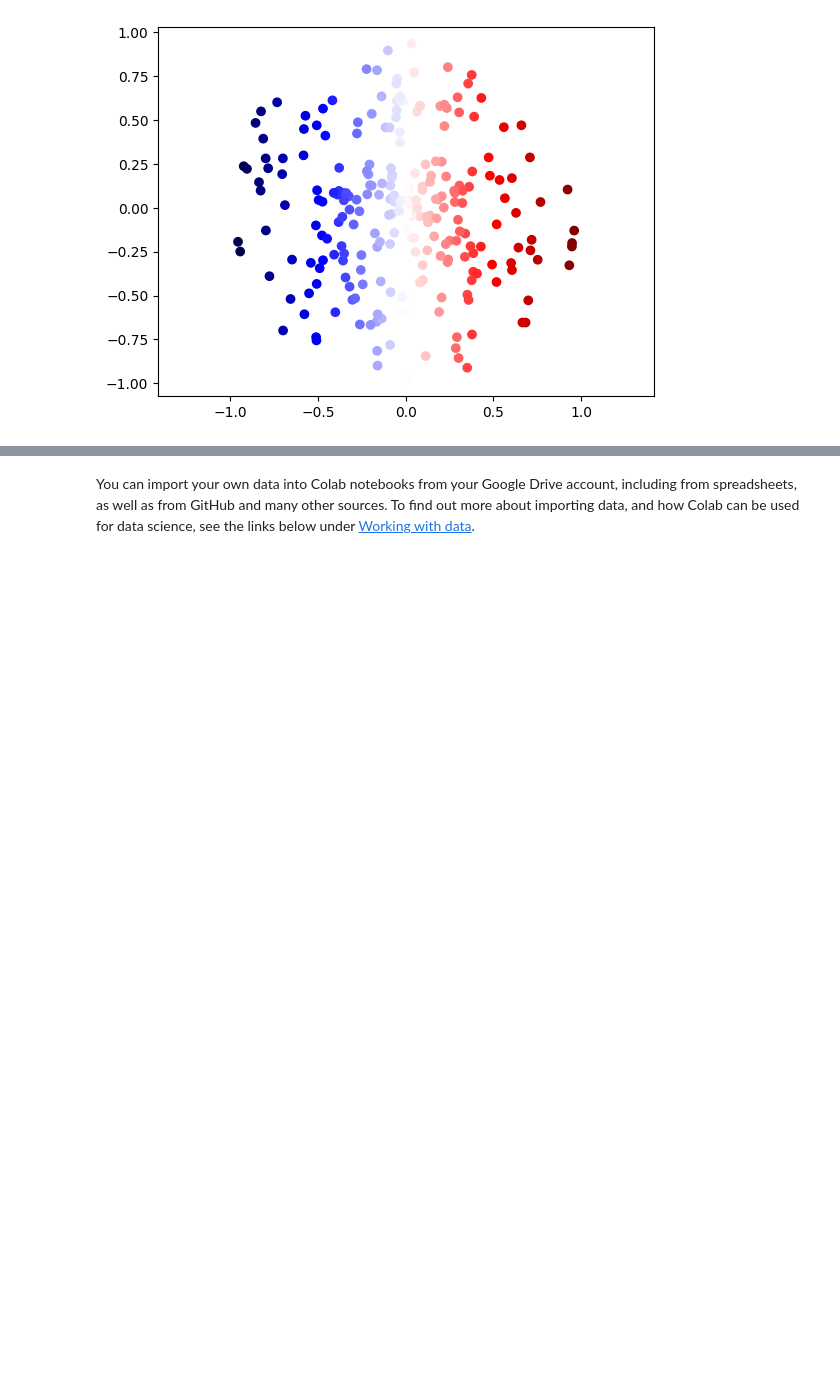
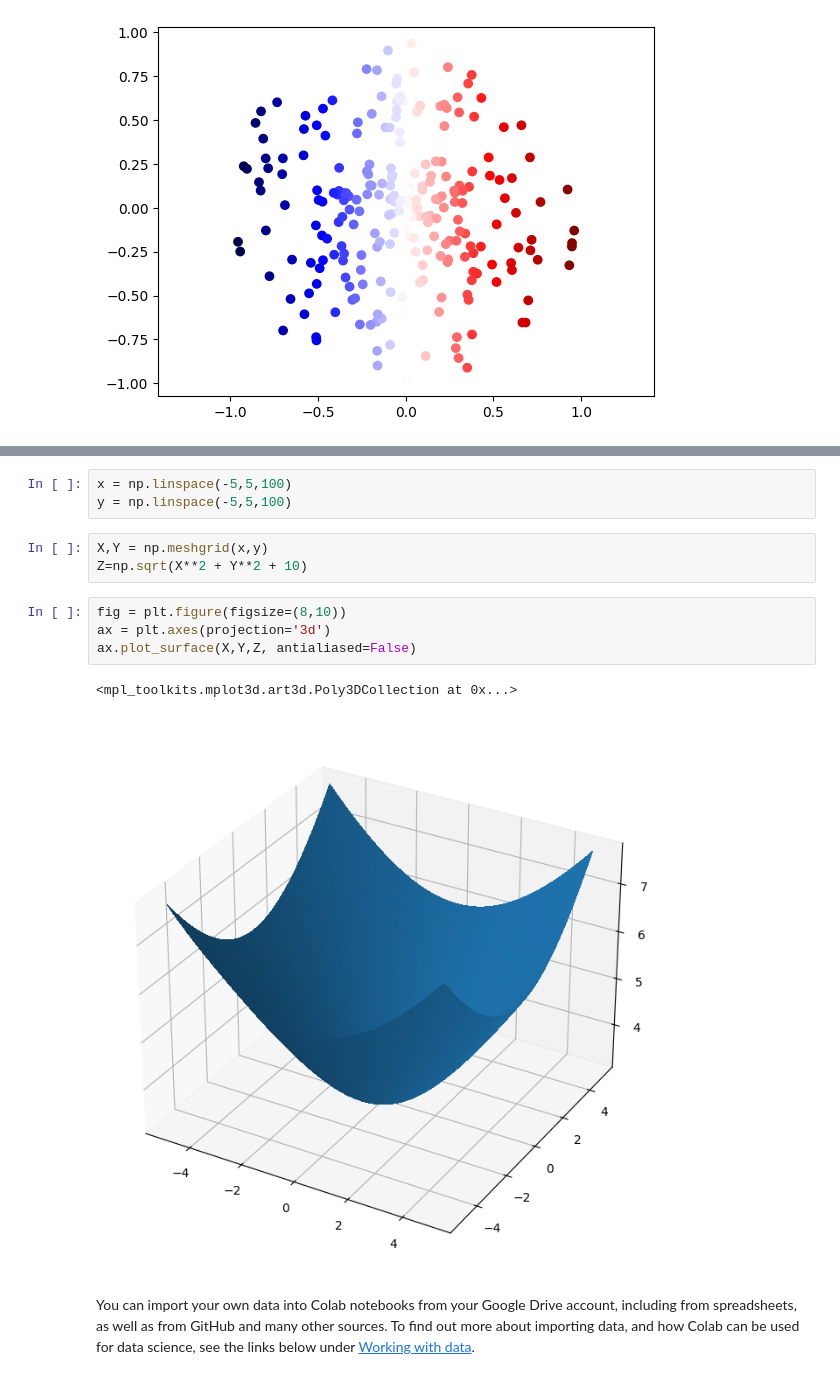
Before and after one commit to budsains/materi, a Jupyter notebook: material_book.ipynb, the cells around one changed output, grey strips where cells are left out. Cells and saved outputs as stored; diff of their text form; blank space fills up the shorter version.

```diff
--- a/material_book.ipynb
+++ b/material_book.ipynb
@@ -479,2 +506,15 @@ plt.axis('equal');
+# %%
+x = np.linspace(-5,5,100)
+y = np.linspace(-5,5,100)
+# %%
+X,Y = np.meshgrid(x,y)
+Z=np.sqrt(X**2 + Y**2 + 10)
+# %%
+fig = plt.figure(figsize=(8,10))
+ax = plt.axes(projection='3d')
+ax.plot_surface(X,Y,Z, antialiased=False)
+# %% [output]
+<mpl_toolkits.mplot3d.art3d.Poly3DCollection at 0x...>
+[figure, added]
 # %% [markdown]
 You can import your own data into Colab notebooks from your Google Drive account, including from spreadsheets, as well as from GitHub and many other sources. To find out more about importing data, and how Colab can be used for data science, see the links below under <a href="#working-with-data">Working with data</a>.
```
Also changed, not shown: parts of 37 cells of this notebook.
